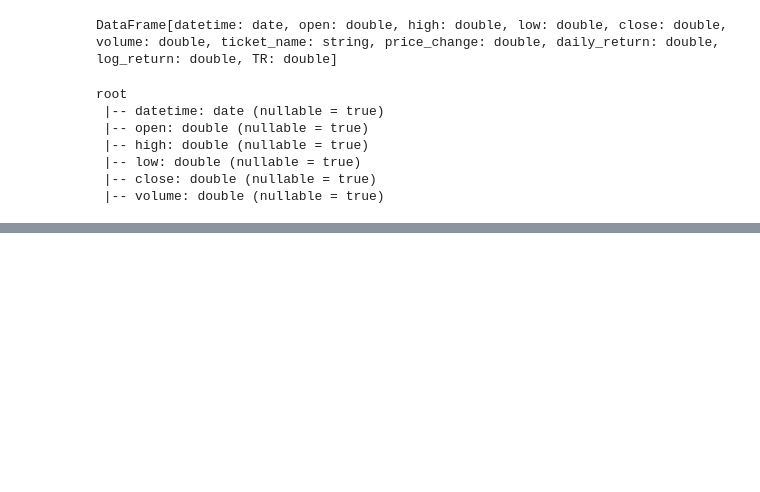
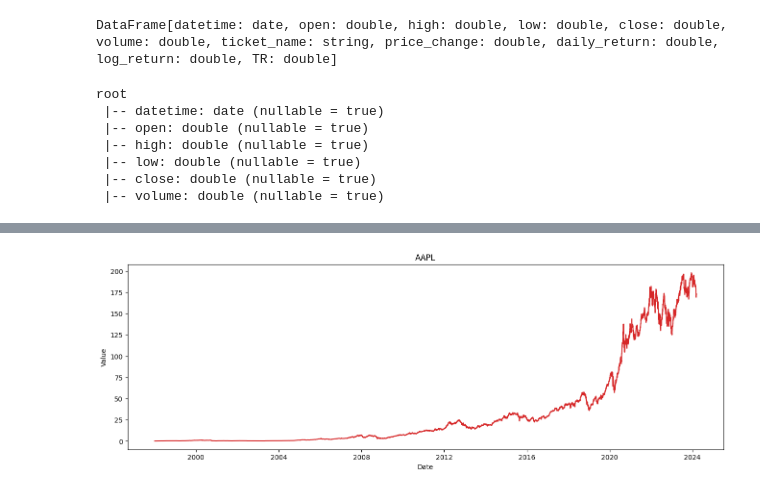
Before and after one commit to ndbaolam/Stock-Prediction, a Jupyter notebook: notebooks/spark.ipynb, the cells around one changed output, grey strips where cells are left out. Drawn from its saved outputs; the diff is of its cells as text; code cells hidden in the pictures; blank space fills up the shorter version.

```diff
--- a/notebooks/spark.ipynb
+++ b/notebooks/spark.ipynb
@@ -116,0 +150,5 @@ plot_df(aapl_df, x=aapl_df['datetime'], y=aapl_df['open'], title='APPLE')
+# %%
+df_sample_cp = df_sample.drop(index = '2014-06-09')
+plot_df(df_sample_cp, x=df_sample_cp.index, y=df_sample_cp['open'], title='AAPL')
+# %% [output]
+[figure, added]
```
Also changed, not shown: parts of 15 cells of this notebook, 12 other files.
